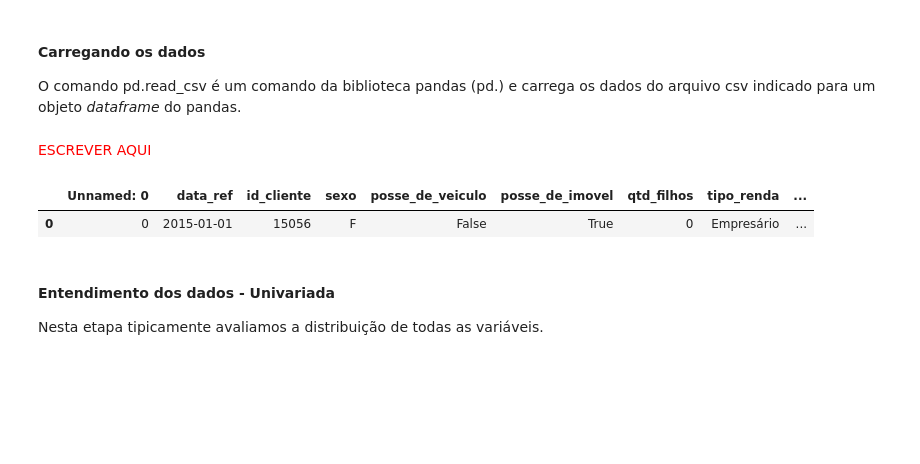
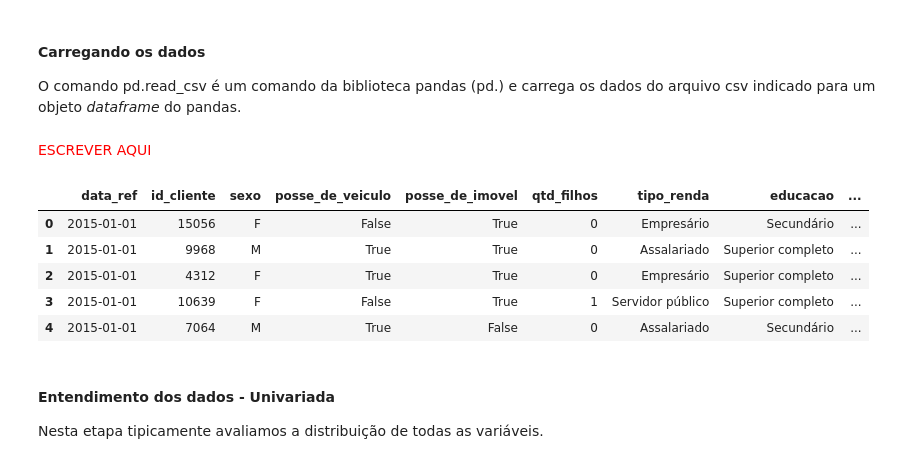
Before and after one commit to PinguinCoding/previsao-renda, a Jupyter notebook: notebooks/exploracao-de-dados.ipynb, the cells around one changed output. Cells and saved outputs as stored; diff of their text form; code cells hidden in the pictures; blank space fills up the shorter version.

```diff
--- a/notebooks/exploracao-de-dados.ipynb
+++ b/notebooks/exploracao-de-dados.ipynb
@@ -54,10 +54,13 @@ from pandas_profiling import ProfileReport
 # %%
-renda = pd.read_csv('./input/previsao_de_renda.csv')
+renda = pd.read_csv('../data/raw/previsao_de_renda.csv').drop('Unnamed: 0', axis=1)
+renda.head(5)
+# %% [output]
+|  | data_ref | id_cliente | sexo | posse_de_veiculo | posse_de_imovel | qtd_filhos | tipo_renda | educacao | ... |
+| 0 | 2015-01-01 | 15056 | F | False | True | 0 | Empresário | Secundário | ... |
+| 1 | 2015-01-01 | 9968 | M | True | True | 0 | Assalariado | Superior completo | ... |
+| 2 | 2015-01-01 | 4312 | F | True | True | 0 | Empresário | Superior completo | ... |
+| 3 | 2015-01-01 | 10639 | F | False | True | 1 | Servidor público | Superior completo | ... |
+| 4 | 2015-01-01 | 7064 | M | True | False | 0 | Assalariado | Secundário | ... |
-# %%
-renda.head(1)
-# %% [output]
-|  | Unnamed: 0 | data_ref | id_cliente | sexo | posse_de_veiculo | posse_de_imovel | qtd_filhos | tipo_renda | ... |
-| 0 | 0 | 2015-01-01 | 15056 | F | False | True | 0 | Empresário | ... |
 # %% [markdown]
 #### Entendimento dos dados - Univariada
 Nesta etapa tipicamente avaliamos a distribuição de todas as variáveis.
```
Also changed, not shown: parts of 7 cells of this notebook, 4 other files.
